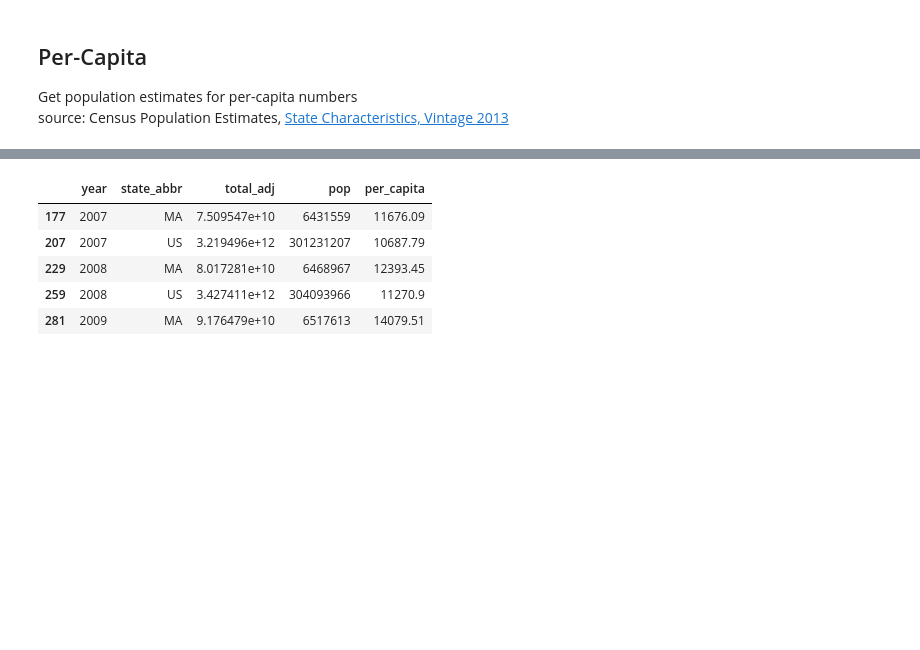
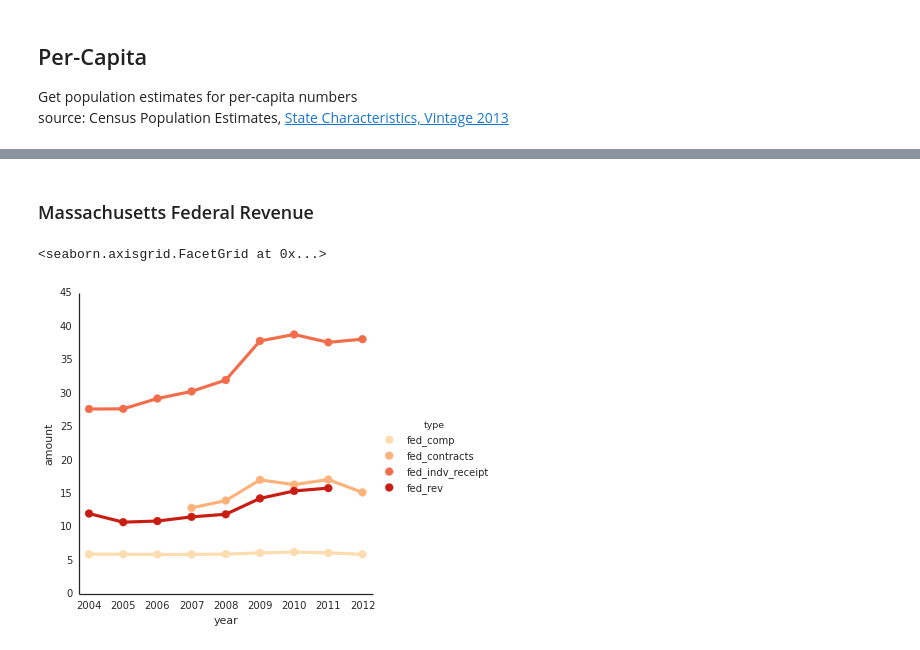
Before and after one commit to bsweger/nerdsummit, a Jupyter notebook: State Smart - Federal Funds in 50 States.ipynb, the cells around one changed output, grey strips where cells are left out. Saved outputs shown, nothing was run; the diff lists cells and outputs as text; code cells hidden in the pictures; blank space fills up the shorter version.

Commit message:
add a few graphs

```diff
--- a/State Smart - Federal Funds in 50 States.ipynb
+++ b/State Smart - Federal Funds in 50 States.ipynb
@@ -213,32 +222,22 @@ all = pd.merge(all, pop, left_on=['year','state_id'], right_on=['year','state_id
 # %%
-%matplotlib inline
-year = [2007,2008,2009,2010,2011]
-states = ['US','MA']
+states = ['US','MA','LA']
 viz = all[all['year'].isin(year) & all['state_abbr'].isin(states)][['year','state_abbr','total_adj','pop']]
 viz['per_capita'] = viz['total_adj']/viz['pop']
-# %% [output]
-|  | year | state_abbr | total_adj | pop | per_capita |
-| 177 | 2007 | MA | 7.509547e+10 | 6431559 | 11676.09 |
-| 207 | 2007 | US | 3.219496e+12 | 301231207 | 10687.79 |
-| 229 | 2008 | MA | 8.017281e+10 | 6468967 | 12393.45 |
-| 259 | 2008 | US | 3.427411e+12 | 304093966 | 11270.9 |
-| 281 | 2009 | MA | 9.176479e+10 | 6517613 | 14079.51 |
-# %%
-import seaborn as sns
-import matplotlib.pyplot as plt
-sns.set(style="ticks")
-
-#smaller dataset for testing with faceted graphs
-years = [2007,2008,2009,2010,2011]
-df = all[all.year.isin(years)][['year','total_adj','state_abbr']]
-df['total_adj'] = df['total_adj']/1000000
-df = df[df.state_abbr.isin(['MA','PA', 'NJ'])]
-df['year'] = df['year'].astype(object)
-df['total_adj'] = df['total_adj'].astype(int)
-
-grid = sns.FacetGrid(df, col="state_abbr", hue="total_adj", col_wrap=5)#, size=1.5)
-grid.map(plt.axhline, y=0, ls=":", c=".5")
-grid.map(plt.plot, "year", "total_adj", marker="o", ms=4)
-#grid.set(xticks=np.arange(5), yticks=[-3, 3])
-#         xlim=(-.5, 4.5), ylim=(-3.5, 3.5))
-#grid.fig.tight_layout(w_pad=1)
+# %% [markdown]
+### Massachusetts Federal Revenue
+# %%
+ma = all[all['state_abbr']=='MA']
+ma = ma[['year','fed_indv_receipt','fed_contracts','fed_rev','fed_comp', 'gdp_price_index']]
+#inflation adjust
+ma['fed_indv_receipt'] = ma['fed_indv_receipt']/ma['gdp_price_index']/1000000000
+ma['fed_contracts'] = ma['fed_contracts']/ma['gdp_price_index']/1000000000
+ma['fed_rev'] = ma['fed_rev']/ma['gdp_price_index']/1000000000
+ma['fed_comp'] = ma['fed_comp']/ma['gdp_price_index']/1000000000
+ma = ma[['year','fed_indv_receipt', 'fed_contracts', 'fed_rev', 'fed_comp']]
+ma = pd.melt(ma, ['year'], var_name='type', value_name='amount')
+
+sns.set_style("white")
+sns.factorplot('year', 'amount', 'type', ma, kind='point', palette="OrRd")
+# %% [output]
+<seaborn.axisgrid.FacetGrid at 0x...>
+[figure, added]
```
Also changed, not shown: parts of 5 cells of this notebook.
